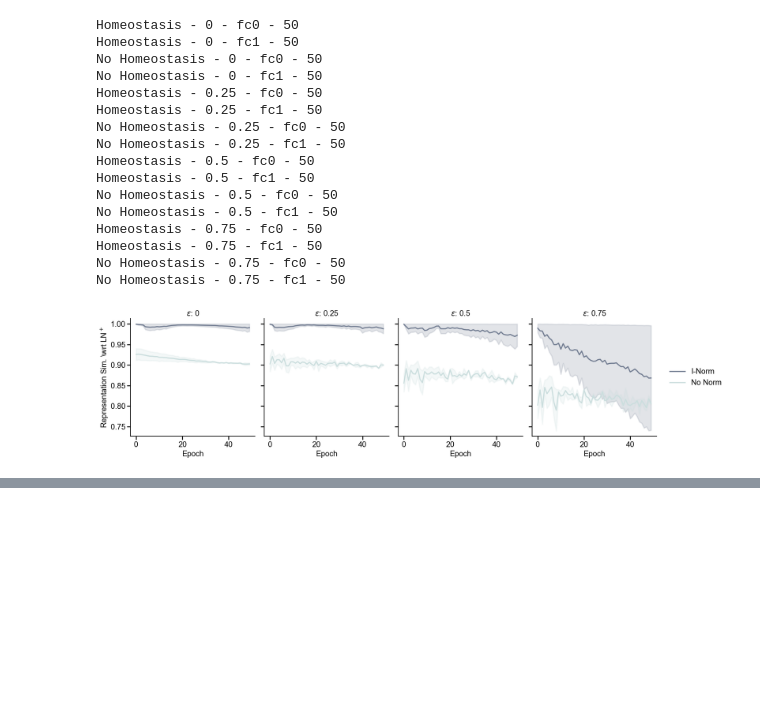
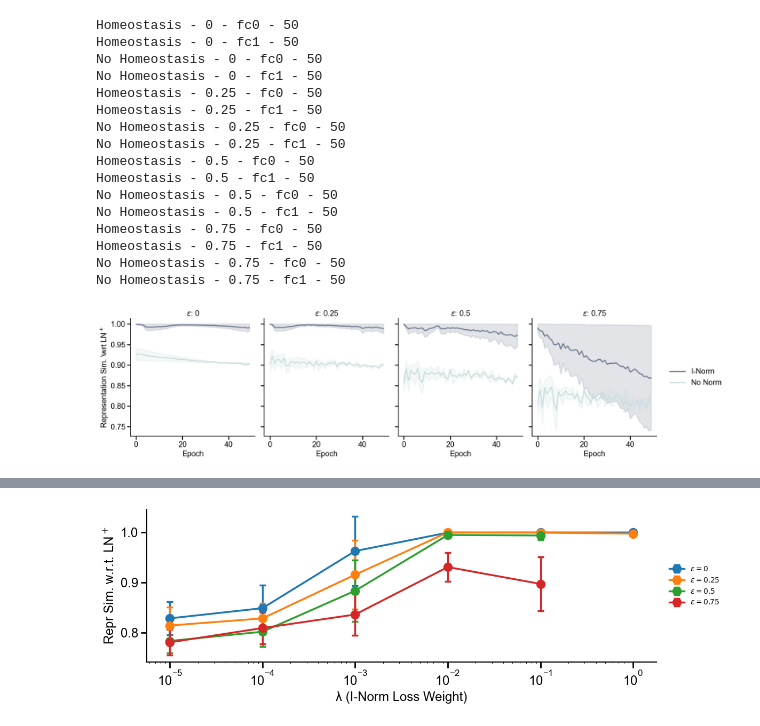
Before and after one commit to RoyHEyono/HomeostaticDANN, a Jupyter notebook: models/dense_mnist_task/figure_notebooks/fig2.ipynb, the cells around one changed output, grey strips where cells are left out. Drawn from its saved outputs; the diff is of its cells as text; code cells hidden in the pictures; blank space fills up the shorter version.

```diff
--- a/models/dense_mnist_task/figure_notebooks/fig2.ipynb
+++ b/models/dense_mnist_task/figure_notebooks/fig2.ipynb
@@ -498,0 +383,80 @@ plt.savefig("figure2b.svg", format="svg")
+# %%
+import matplotlib.pyplot as plt
+import numpy as np
+
+# Setup
+brightness_factors = [0, 0.25, 0.5, 0.75]
+layers_to_average = ["fc0", "fc1"]
+lambdas_homeos = [0.00001, 0.0001, 0.001, 0.01, 0.1, 1]
+
+# Use discrete colors
+colors_eps = ['tab:blue', 'tab:orange', 'tab:green', 'tab:red']
+
+plt.figure(figsize=(12, 4))
+
+for bright, color in zip(brightness_factors, colors_eps):
+    mean_final_vals = []
+    std_final_vals = []
+
+    for lambda_val in lambdas_homeos:
+        per_run_means = []
+
+        runs = fetch_runs(
+            api,
+            entity='project_danns',
+            project_name='Luminosity_LNHomeostasis',
+            filters={
+                "config.dataset": "fashionmnist",
+                "config.brightness_factor": bright,
+                "config.homeostasis": 1,
+                "config.normtype": 0,
+                "config.normtype_detach": 1,
+                "config.excitation_training": 1,
+                "config.ln_feedback": 'full',
+                "config.lambda_homeo": lambda_val,
+            },
+            order="-summary_metrics.test_acc"
+        )
+
+        for run in runs[:5]:
+            vals = []
+            for layer in layers_to_average:
+                key = f"output_alignment_{layer}"
+                if key in run.summary:
+                    vals.append(float(run.summary[key]))
+            if vals:
+                per_run_means.append(np.mean(vals))
+
+        if per_run_means:
+            mean_final_vals.append(np.mean(per_run_means))
+            std_final_vals.append(np.std(per_run_means))
+        else:
+            mean_final_vals.append(np.nan)
+            std_final_vals.append(np.nan)
+
+    mean_final_vals = np.array(mean_final_vals)
+    std_final_vals = np.array(std_final_vals)
+
+    plt.errorbar(
+        lambdas_homeos,
+        mean_final_vals,
+        yerr=std_final_vals,
+        color=color,
+        marker='o',
+        capsize=4,
+        label=f"$\\epsilon={bright}$"
+    )
+
+plt.xscale("log")
+plt.xlabel("λ (I-Norm Loss Weight)")
+plt.ylabel("Repr Sim. w.r.t. LN$^+$")
+# plt.title("I-Norm: Effect of Brightness Factor and λ")
+
+# Place legend to the right of the plot
+plt.legend(frameon=False, bbox_to_anchor=(1.02, 0.5), loc='center left', borderaxespad=0, fontsize=10)
+
+plt.tight_layout(rect=[0, 0, 0.85, 1])  # leave space on right for legend
+plt.savefig("figure2c.svg", format="svg")
+plt.show()
+# %% [output]
+[figure, added]
```
Also changed, not shown: parts of 7 cells of this notebook, 8 other files.
